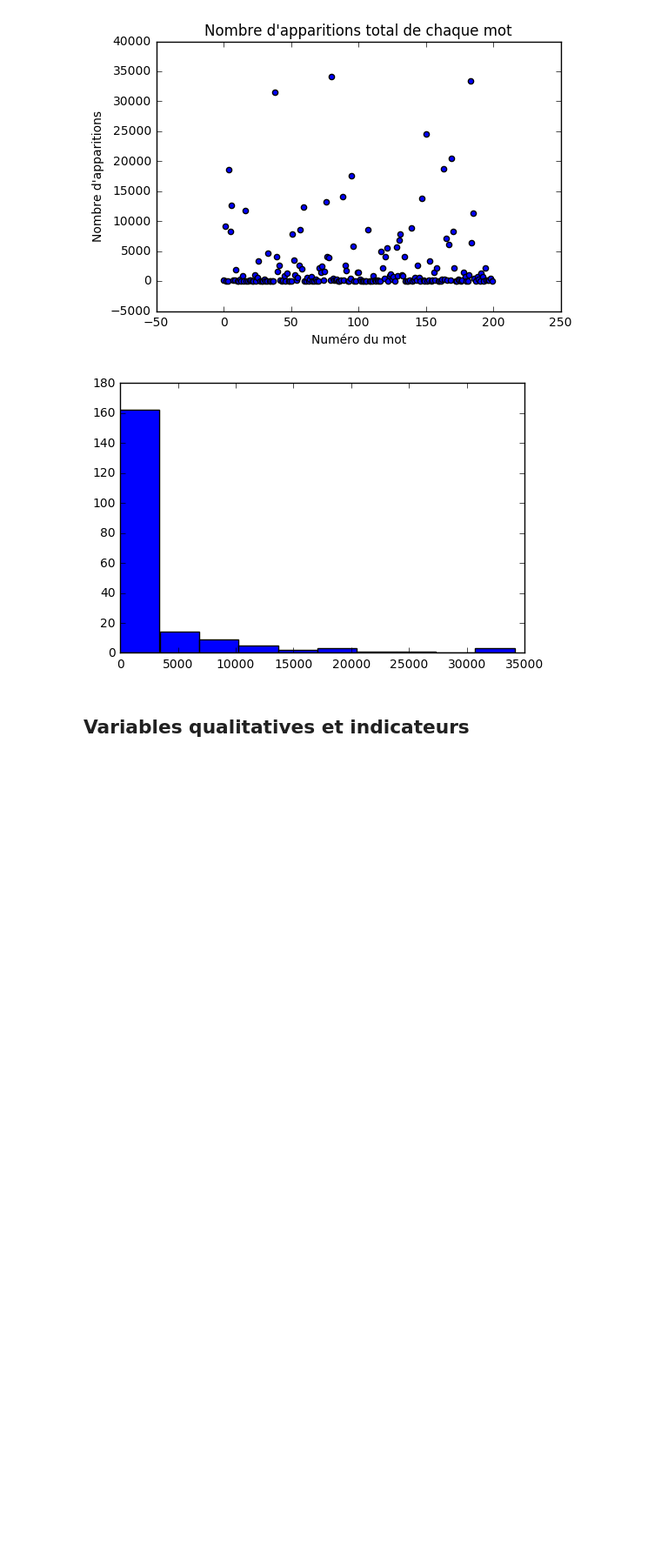
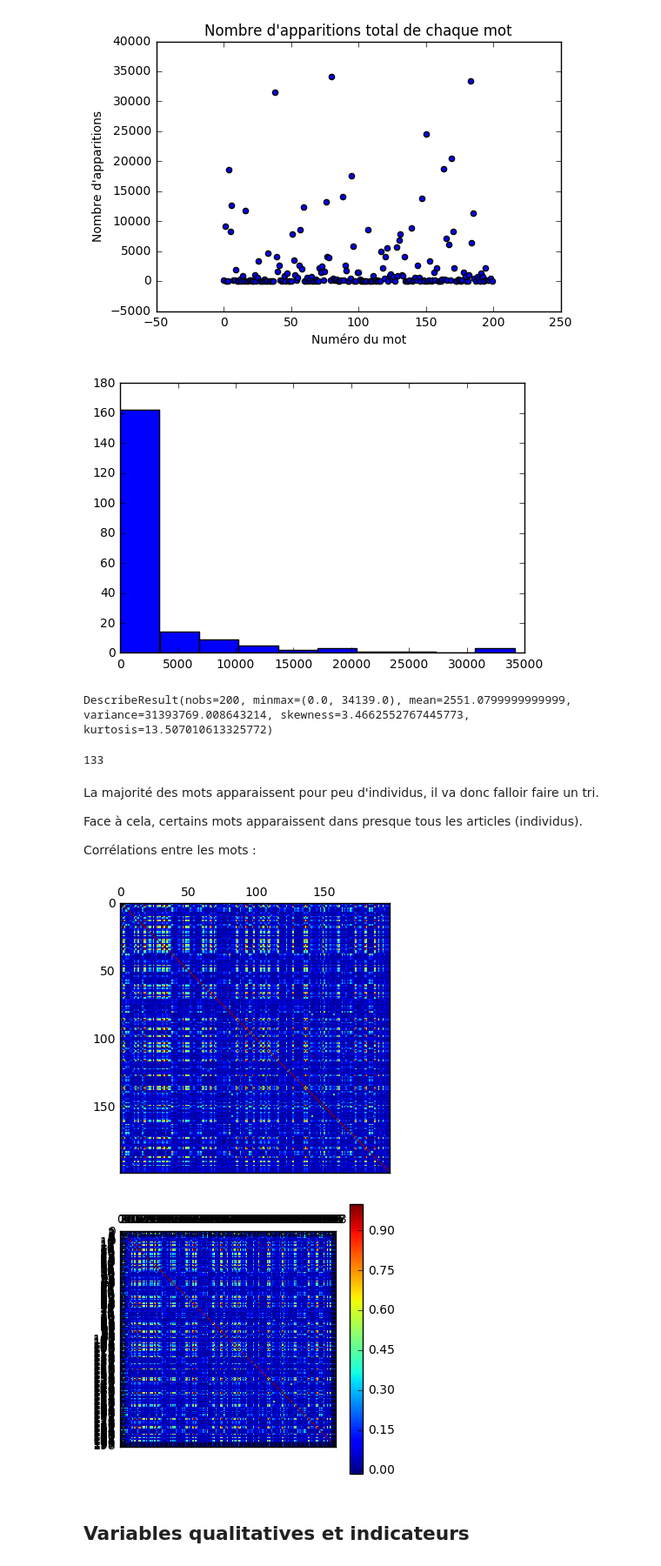
Before and after one commit to LilianBeuneche/Donnees, a Jupyter notebook: Projet 5GMM Python.ipynb, the cells around one changed output. Shown: that part at 87% size. Drawn from its saved outputs; the diff is of its cells as text; code cells hidden in the pictures; blank space fills up the shorter version.

```diff
--- a/Projet 5GMM Python.ipynb
+++ b/Projet 5GMM Python.ipynb
@@ -144,13 +162,30 @@ plt.show()
 # %% [output]
 [figure]
 [figure]
+# %%
+stats.describe(Appar_Mots)
+# %% [output]
+DescribeResult(nobs=200, minmax=(0.0, 34139.0), mean=2551.0799999999999, variance=31393769.008643214, skewness=3.4662552767445773, kurtosis=13.507010613325772)
+# %%
+len(Appar_Mots[Appar_Mots<1000])
+# %% [output]
+133
+# %% [markdown]
+La majorité des mots apparaissent pour peu d'individus, il va donc falloir faire un tri.
+
+Face à cela, certains mots apparaissent dans presque tous les articles (individus).
+
+Corrélations entre les mots :
 # %%
 Mots_Panda=pd.DataFrame(Mots)
 plt.matshow(Mots_Panda.corr())
-plt.xticks(range(len(Mots.columns)), Mots.columns)
-plt.yticks(range(len(Mots.columns)), Mots.columns)
+plt.xticks(range(len(Mots_Panda.columns)), Mots_Panda.columns)
+plt.yticks(range(len(Mots_Panda.columns)), Mots_Panda.columns)
 plt.colorbar()
 plt.show()
+# %% [output]
+[figure, added]
+[figure, added]
 # %%
 Mots_50=Mots[:, 0:49]
 Mots_100=Mots[:, 50:99]
```
Also changed, not shown: parts of 19 cells of this notebook.
